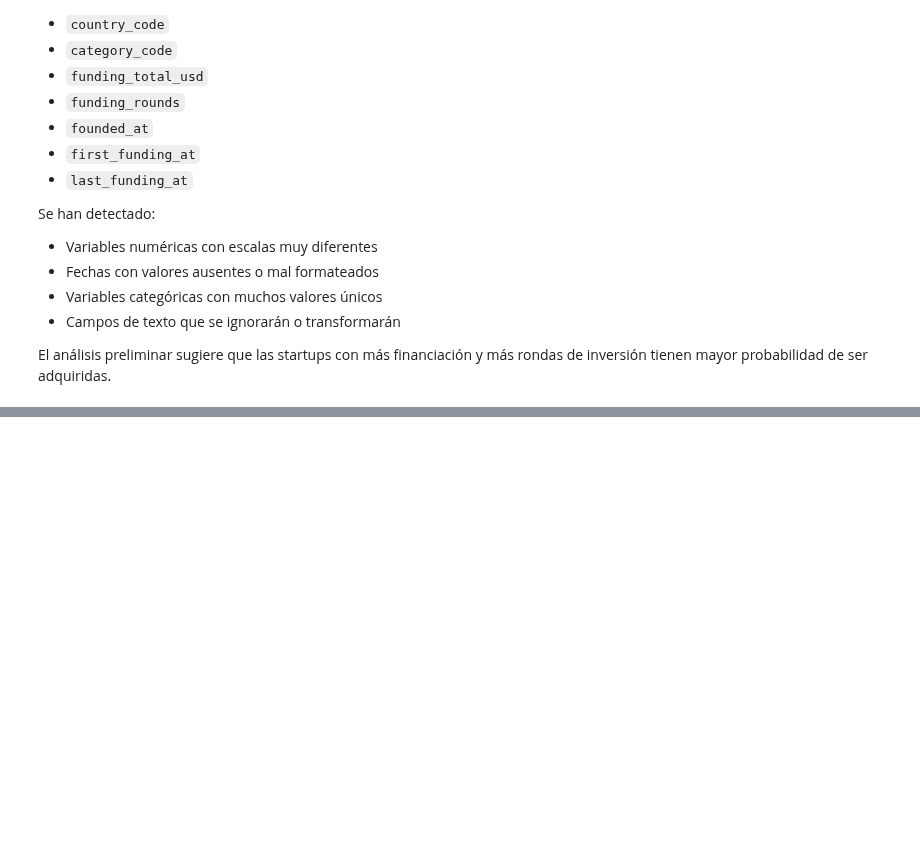
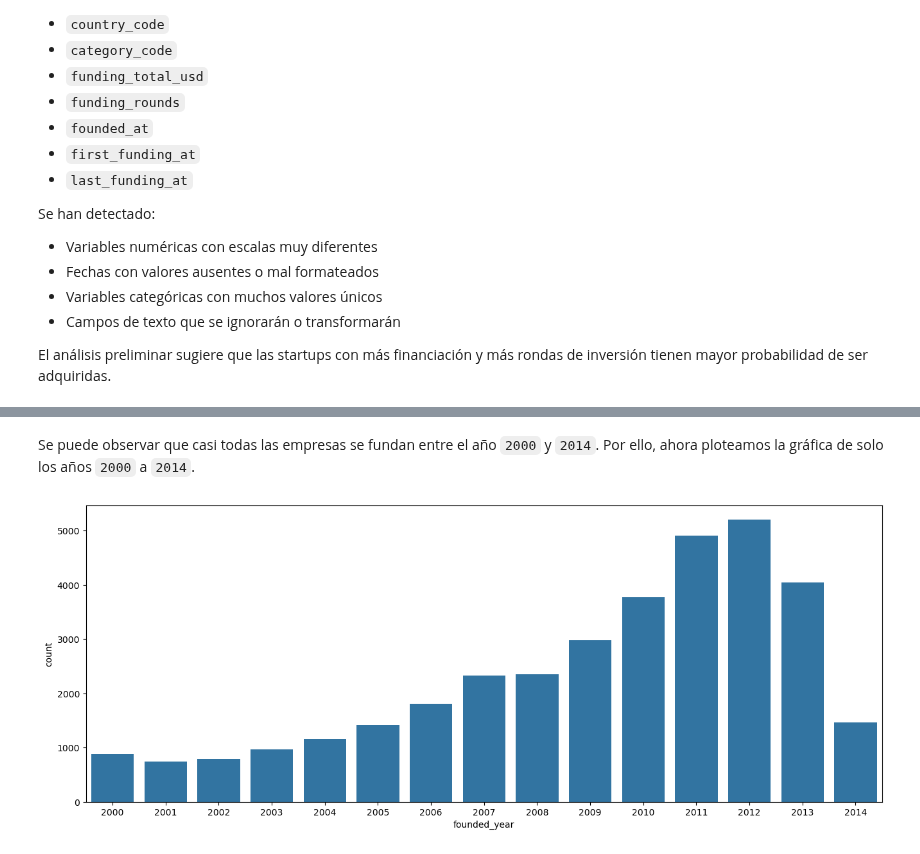
Before and after one commit to martinsoteIo/Predicting_Startup_Acquisitions, a Jupyter notebook: startup_investments_project/startup_investments_classification.ipynb, the cells around one changed output, grey strips where cells are left out. Cells and saved outputs as stored; diff of their text form; code cells hidden in the pictures; blank space fills up the shorter version.

```diff
--- a/startup_investments_project/startup_investments_classification.ipynb
+++ b/startup_investments_project/startup_investments_classification.ipynb
@@ -110,0 +170,10 @@ El análisis preliminar sugiere que las startups con más financiación y más r
+# %% [markdown]
+Se puede observar que casi todas las empresas se fundan entre el año `2000` y `2014`. Por ello, ahora ploteamos la gráfica de solo los años `2000` a `2014`.
+# %%
+df_new = df[df['founded_year'] >= 2000].copy()
+df_new['founded_year'] = df_new['founded_year'].astype(int)
+plt.figure(figsize = (16,6))
+sns.countplot(x = 'founded_year', data = df_new)
+plt.show()
+# %% [output]
+[figure, added]
```
Also changed, not shown: parts of 11 cells of this notebook.
